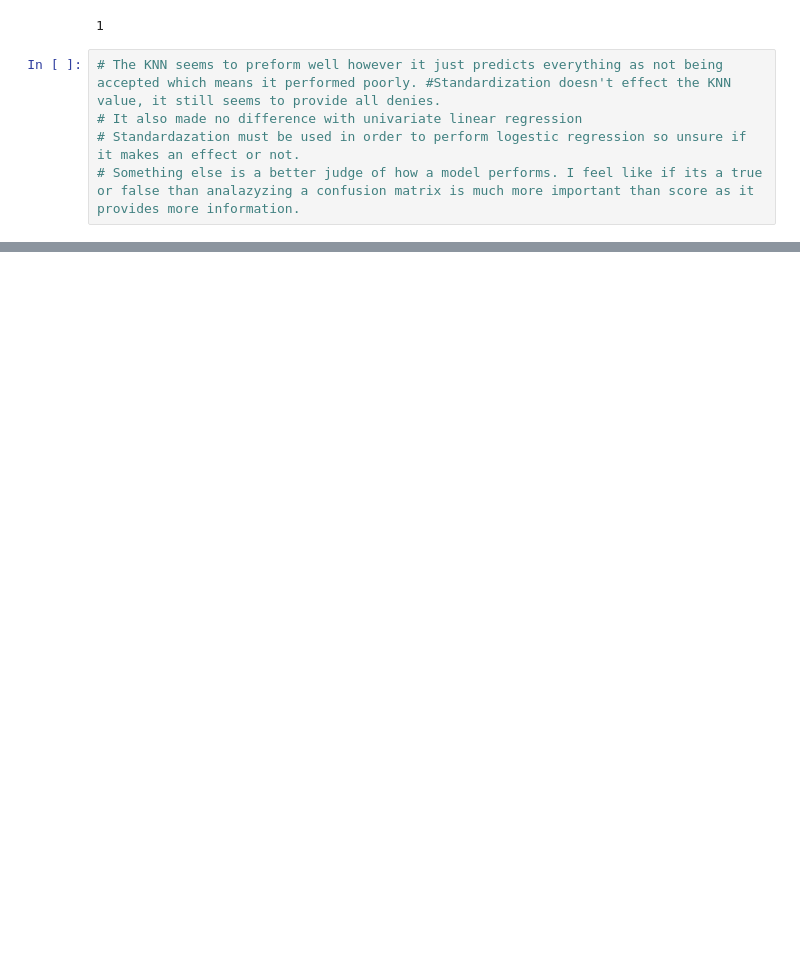
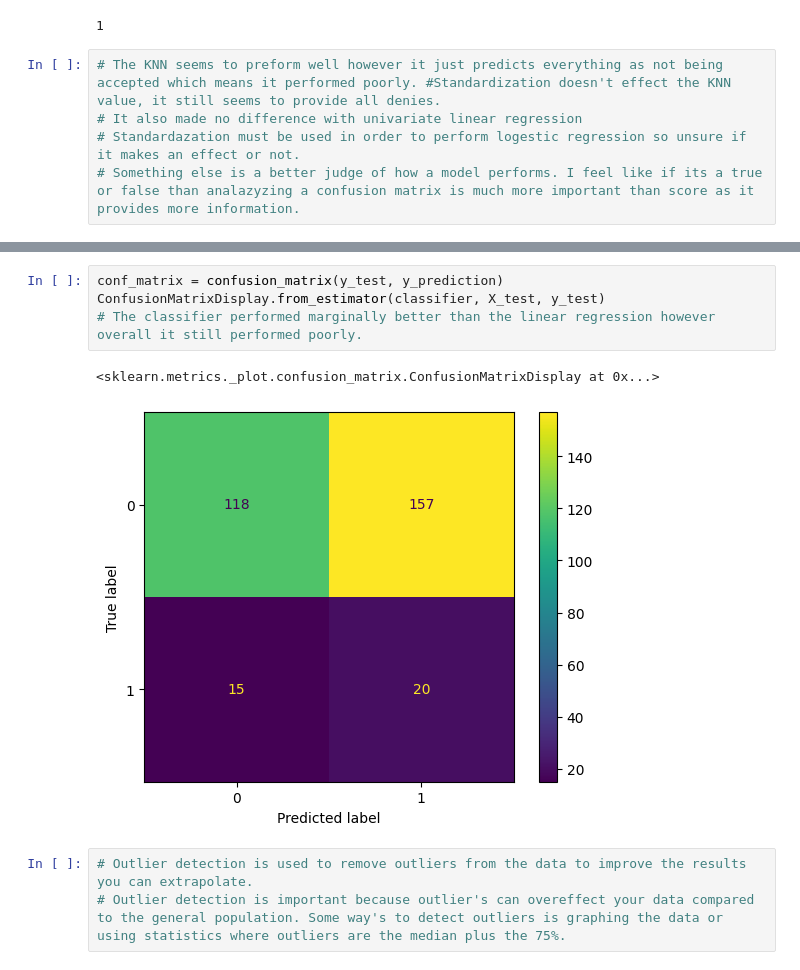
Before and after one commit to GavinlEdwards/Compsci_1070, a Jupyter notebook: Untitled.ipynb, the cells around one changed output, grey strips where cells are left out. Saved outputs shown, nothing was run; the diff lists cells and outputs as text; blank space fills up the shorter version.

```diff
--- a/Untitled.ipynb
+++ b/Untitled.ipynb
@@ -185,0 +227,10 @@ ConfusionMatrixDisplay.from_estimator(regression, X_test, y_test)
+# %%
+conf_matrix = confusion_matrix(y_test, y_prediction)
+ConfusionMatrixDisplay.from_estimator(classifier, X_test, y_test)
+# The classifier performed marginally better than the linear regression however overall it still performed poorly.
+# %% [output]
+<sklearn.metrics._plot.confusion_matrix.ConfusionMatrixDisplay at 0x...>
+[figure, added]
+# %%
+# Outlier detection is used to remove outliers from the data to improve the results you can extrapolate.
+# Outlier detection is important because outlier's can overeffect your data compared to the general population. Some way's to detect outliers is graphing the data or using statistics where outliers are the median plus the 75%.
```
Also changed, not shown: parts of 14 cells of this notebook, 3 other files.
